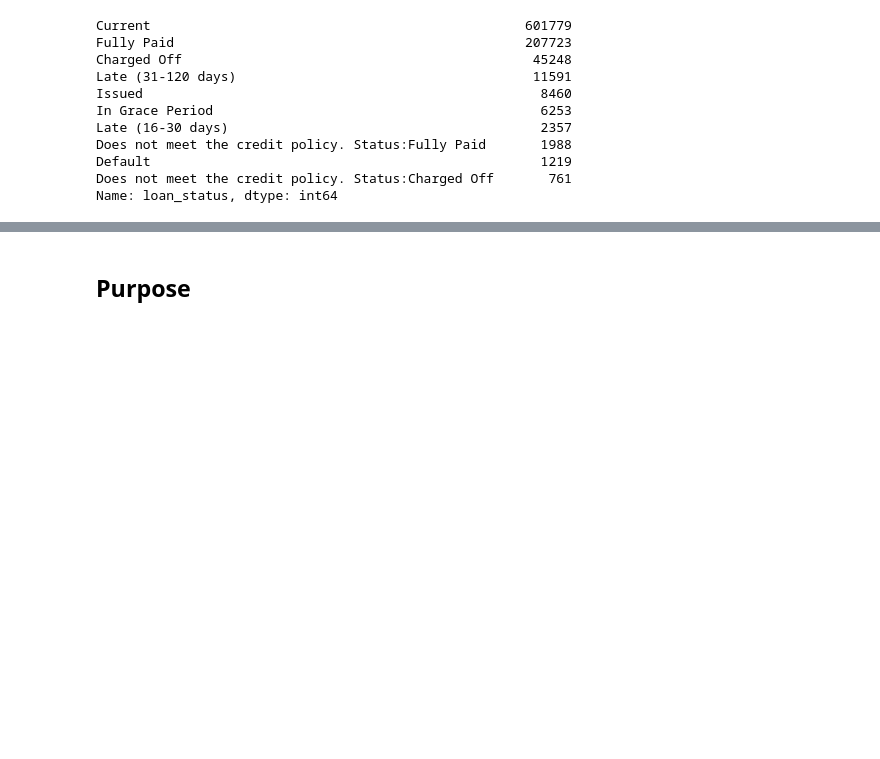
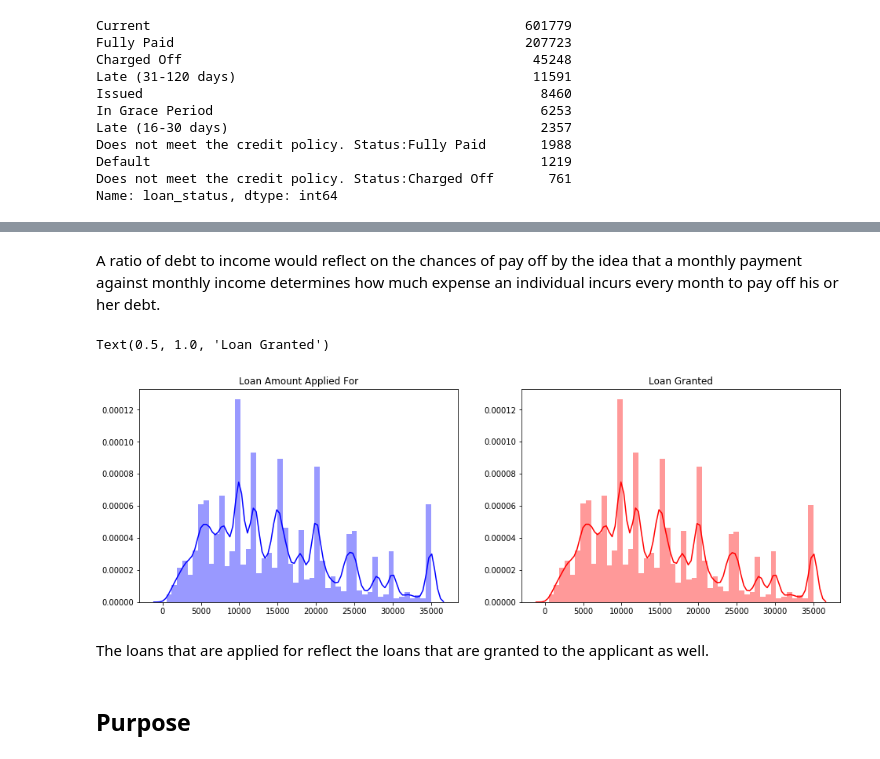
Before and after one commit to abbasqureshi7/LendingClubProject1, a Jupyter notebook: Lending Club Project 1.ipynb, the cells around one changed output, grey strips where cells are left out. Drawn from its saved outputs; the diff is of its cells as text; code cells hidden in the pictures; blank space fills up the shorter version.

```diff
--- a/Lending Club Project 1.ipynb
+++ b/Lending Club Project 1.ipynb
@@ -104,3 +185,21 @@ Name: loan_status, dtype: int64
+# %% [markdown]
+A ratio of debt to income would reflect on the chances of pay off by the idea that a monthly payment against monthly income determines how much expense an individual incurs every month to pay off his or her debt.
+# %%
+fig, ax = plt.subplots(1,2, figsize=(16,5))
+
+loan_amount = df['loan_amnt'].values
+loan_granted = df['funded_amnt'].values
+
+sns.distplot(loan_amount, ax=ax[0], color='blue')
+ax[0].set_title("Loan Amount Applied For")
+
+sns.distplot(loan_granted, ax=ax[1],color="red")
+ax[1].set_title("Loan Granted")
+# %% [output]
+Text(0.5, 1.0, 'Loan Granted')
+[figure, added]
+# %% [markdown]
+The loans that are applied for reflect the loans that are granted to the applicant as well.
 # %% [markdown]
 ## Purpose
 # %%
```
Also changed, not shown: parts of 37 cells of this notebook.
